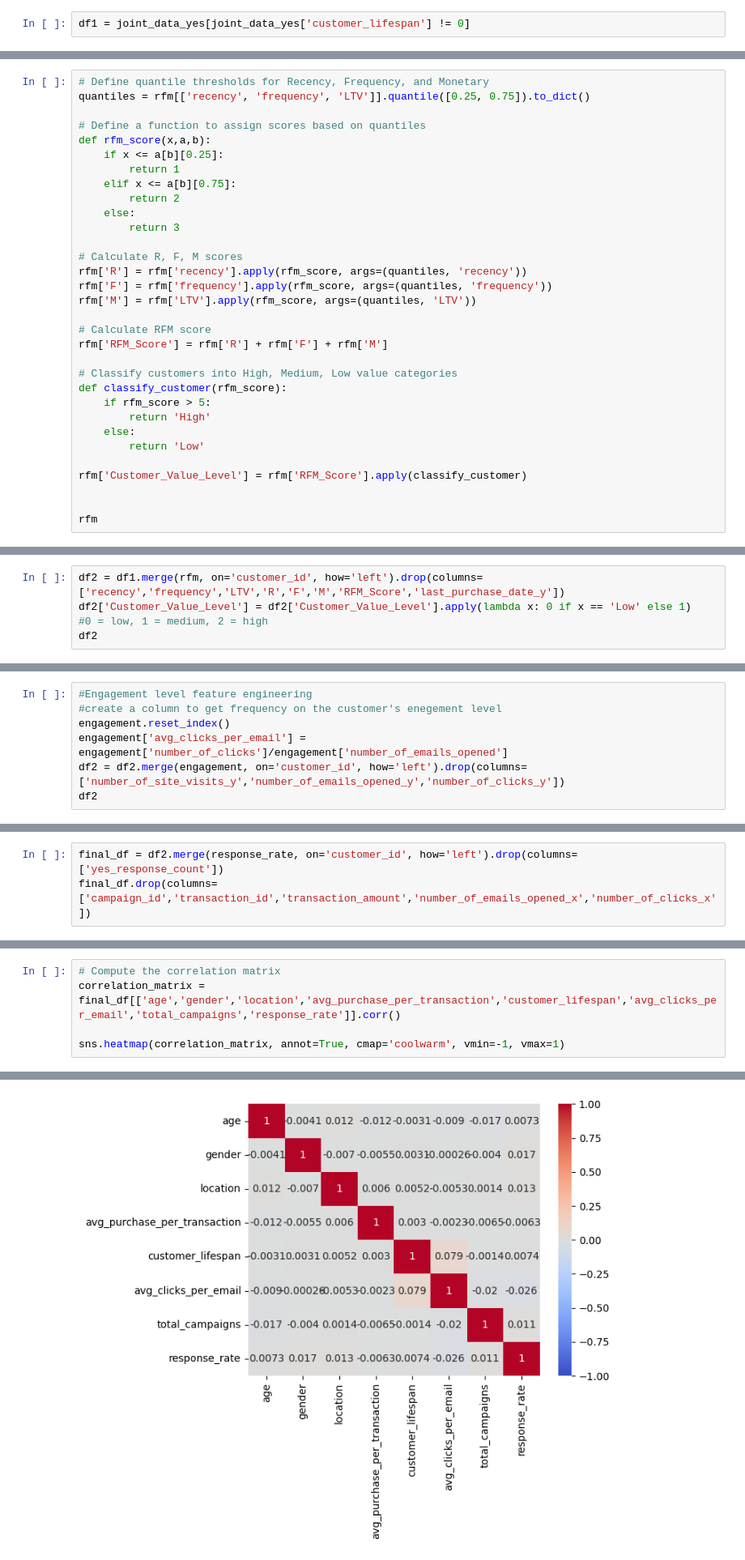
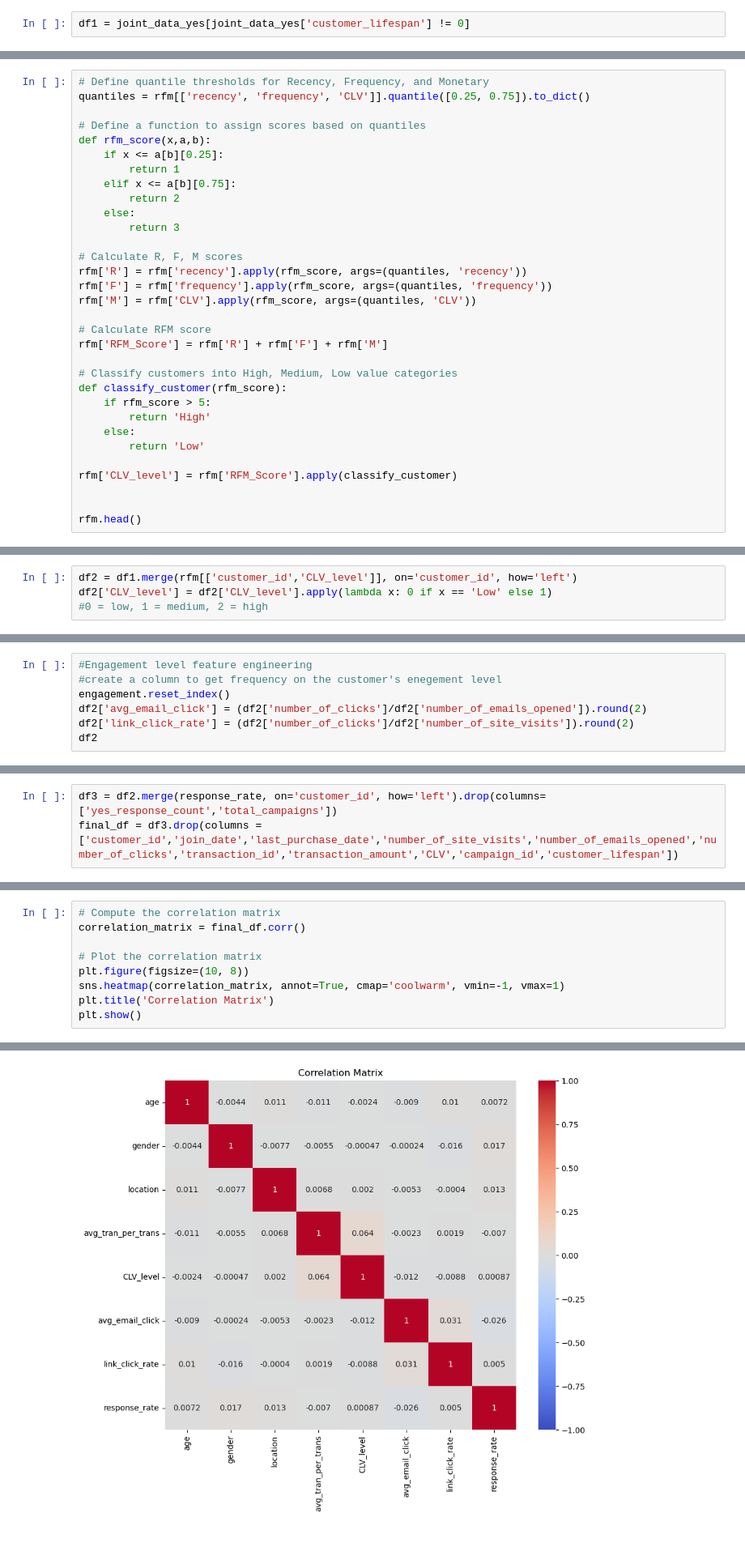
Before and after one commit to qmdismnp/Schulich_DS_MBAN, a Jupyter notebook: v3_assignment2.ipynb, the cells around one changed output, grey strips where cells are left out. Shown at 81% size. Saved outputs shown, nothing was run; the diff lists cells and outputs as text.

```diff
--- a/v3_assignment2.ipynb
+++ b/v3_assignment2.ipynb
@@ -489,6 +481,6 @@ rfm.head()
 # %%
 # Define quantile thresholds for Recency, Frequency, and Monetary
-quantiles = rfm[['recency', 'frequency', 'LTV']].quantile([0.25, 0.75]).to_dict()
+quantiles = rfm[['recency', 'frequency', 'CLV']].quantile([0.25, 0.75]).to_dict()
 
 # Define a function to assign scores based on quantiles
 def rfm_score(x,a,b):
@@ -502,7 +494,7 @@ def rfm_score(x,a,b):
 # Calculate R, F, M scores
 rfm['R'] = rfm['recency'].apply(rfm_score, args=(quantiles, 'recency'))
 rfm['F'] = rfm['frequency'].apply(rfm_score, args=(quantiles, 'frequency'))
-rfm['M'] = rfm['LTV'].apply(rfm_score, args=(quantiles, 'LTV'))
+rfm['M'] = rfm['CLV'].apply(rfm_score, args=(quantiles, 'CLV'))
 
 # Calculate RFM score
 rfm['RFM_Score'] = rfm['R'] + rfm['F'] + rfm['M']
@@ -514,8 +506,8 @@ def classify_customer(rfm_score):
     else:
         return 'Low'
 
-rfm['Customer_Value_Level'] = rfm['RFM_Score'].apply(classify_customer)
+rfm['CLV_level'] = rfm['RFM_Score'].apply(classify_customer)
 
 
-rfm
+rfm.head()
 # %% [output]
@@ -535,5 +522,4 @@ rfm
 # %%
-df2 = df1.merge(rfm, on='customer_id', how='left').drop(columns=['recency','frequency','LTV','R','F','M','RFM_Score','last_purchase_date_y'])
-df2['Customer_Value_Level'] = df2['Customer_Value_Level'].apply(lambda x: 0 if x == 'Low' else 1)
+df2 = df1.merge(rfm[['customer_id','CLV_level']], on='customer_id', how='left')
+df2['CLV_level'] = df2['CLV_level'].apply(lambda x: 0 if x == 'Low' else 1)
 #0 = low, 1 = medium, 2 = high
-df2
@@ -555,7 +527,7 @@ df2
 #Engagement level feature engineering
 #create a column to get frequency on the customer's enegement level
 engagement.reset_index()
-engagement['avg_clicks_per_email'] = engagement['number_of_clicks']/engagement['number_of_emails_opened']
-df2 = df2.merge(engagement, on='customer_id', how='left').drop(columns=['number_of_site_visits_y','number_of_emails_opened_y','number_of_clicks_y'])
+df2['avg_email_click'] = (df2['number_of_clicks']/df2['number_of_emails_opened']).round(2)
+df2['link_click_rate'] = (df2['number_of_clicks']/df2['number_of_site_visits']).round(2)
 df2
 # %% [output]
@@ -608,3 +574,3 @@ For example, when doing 'df[col].method(value, inplace=True)', try using 'df.met
 # %%
-final_df = df2.merge(response_rate, on='customer_id', how='left').drop(columns=['yes_response_count'])
-final_df.drop(columns=['campaign_id','transaction_id','transaction_amount','number_of_emails_opened_x','number_of_clicks_x'])
+df3 = df2.merge(response_rate, on='customer_id', how='left').drop(columns=['yes_response_count','total_campaigns'])
+final_df = df3.drop(columns = ['customer_id','join_date','last_purchase_date','number_of_site_visits','number_of_emails_opened','number_of_clicks','transaction_id','transaction_amount','CLV','campaign_id','customer_lifespan'])
@@ -625,6 +609,10 @@ final_df.drop(columns=['campaign_id','transaction_id','transaction_amount','numb
 # %%
 # Compute the correlation matrix
-correlation_matrix = final_df[['age','gender','location','avg_purchase_per_transaction','customer_lifespan','avg_clicks_per_email','total_campaigns','response_rate']].corr()
+correlation_matrix = final_df.corr()
 
+# Plot the correlation matrix
+plt.figure(figsize=(10, 8))
 sns.heatmap(correlation_matrix, annot=True, cmap='coolwarm', vmin=-1, vmax=1)
+plt.title('Correlation Matrix')
+plt.show()
 # %% [output]
@@ -632,4 +619,4 @@ sns.heatmap(correlation_matrix, annot=True, cmap='coolwarm', vmin=-1, vmax=1)
-[figure, old version]
+[figure, new version]
 # %% [markdown]
 Modeling
 # %%
```
Also changed, not shown: parts of 49 cells of this notebook, 1 other file.
